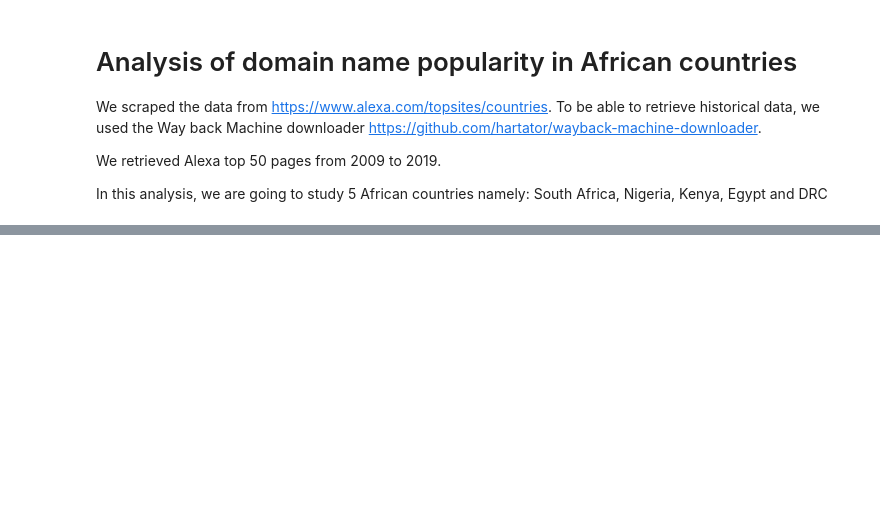
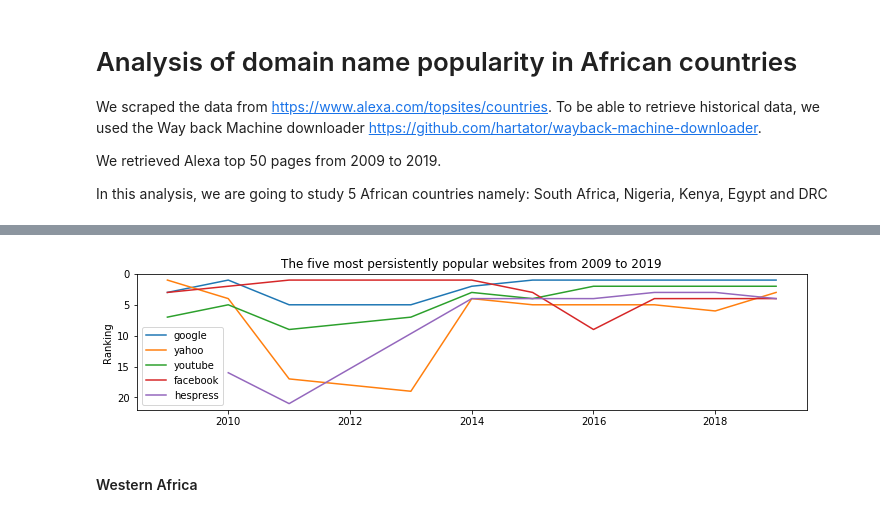
Before and after one commit to AFRINIC-Labs/internet-consolidation-africa, a Jupyter notebook: alexatop50/alexatop50.ipynb, the cells around one changed output, grey strips where cells are left out. Saved outputs shown, nothing was run; the diff lists cells and outputs as text; code cells hidden in the pictures; blank space fills up the shorter version.

```diff
--- a/alexatop50/alexatop50.ipynb
+++ b/alexatop50/alexatop50.ipynb
@@ -59,0 +202,3 @@ lines = df_za_T.plot.line()
+# %%
+df_top10 = df.groupby([df.cc, df.name, df.year], as_index=False)[['ranking']].agg(lambda x: pd.Series.mode(x)[0])
+df_top10.head()
@@ -59,0 +214,27 @@ lines = df_za_T.plot.line()
+# %%
+def topten(df, countries, years):
+    array = []
+    for year in years:
+        #select by year and where cc is in region, sort by ranking
+        df_res = df.loc[(df.year == year) & (df.cc.isin(countries))].sort_values(by='ranking',ascending=True)
+        if (len(df_res) == 0):
+            continue
+        #select only name column and drop duplicates, also reset the index
+        df_res = df_res.iloc[:,[1]].drop_duplicates().reset_index(drop=True)
+        df_res.index = df_res.index + 1
+        df_res.columns = [year]
+        array.append(df_res[:10])
+
+    return pd.concat(array, axis = 1)
+# %%
+def plotPopular(set):
+    plt.figure(figsize=(12,2.5))
+
+    for name in set:
+        plotname(name)
+
+    plt.legend(set)
+    plt.title('The five most persistently popular websites from 2009 to 2019')
+    plt.ylabel('Ranking')
+    plt.gca().invert_yaxis()
+    plt.show()
@@ -59,0 +243,3 @@ lines = df_za_T.plot.line()
+# %%
+df_top10_af = topten(df_top10, ccs, range(2009,2020))
+df_top10_af
@@ -59,0 +258,7 @@ lines = df_za_T.plot.line()
+# %%
+popular = df_top10_af.stack().value_counts().index[:5]
+plotPopular(popular)
+# %% [output]
+[figure, added]
+# %% [markdown]
+#### Western Africa
```
Also changed, not shown: parts of 45 cells of this notebook, 2 other files.
